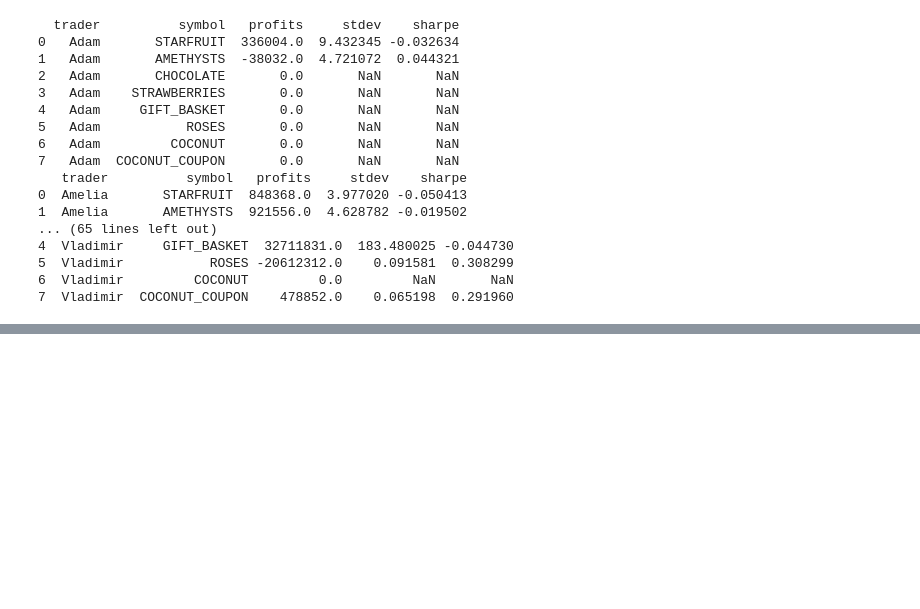
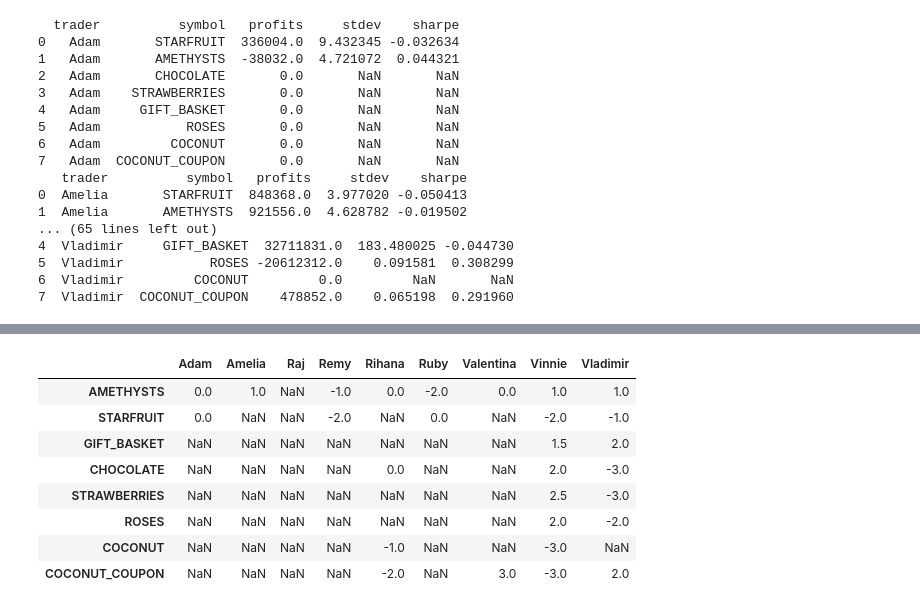
Before and after one commit to ocoropuj/IMC_Prosperity_Huskies, a Jupyter notebook: Round 5/data_analysis_5.ipynb, the cells around one changed output, grey strips where cells are left out. Cells and saved outputs as stored; diff of their text form; code cells hidden in the pictures; blank space fills up the shorter version.

Commit message:
table created

```diff
--- a/Round 5/data_analysis_5.ipynb
+++ b/Round 5/data_analysis_5.ipynb
@@ -268,0 +335,32 @@ if True:
+# %%
+# Define traders and assets in the specified order
+traders = ['Adam', 'Amelia', 'Raj', 'Remy', 'Rhianna', 'Ruby', 'Valentina', 'Vinnie', 'Vladimir']
+assets = ['AMETHYSTS', 'STARFRUIT', 'GIFT_BASKET', 'CHOCOLATE', 'STRAWBERRIES', 'ROSES', 'COCONUT', 'COCONUT_COUPON']
+
+# Define the data
+data = {
+    'Adam': [0, 0, np.nan, np.nan, np.nan, np.nan, np.nan, np.nan],
+    'Amelia': [1, None, np.nan, np.nan, np.nan, np.nan, np.nan, np.nan],
+    'Raj': [np.nan, np.nan, np.nan, np.nan, np.nan, np.nan, None, np.nan],
+    'Remy': [-1, -2, None, None, None, None, np.nan, np.nan],
+    'Rihana': [0, None, None, 0, np.nan, np.nan, -1, -2],
+    'Ruby': [-2, 0, None, np.nan, np.nan, np.nan, np.nan, None],
+    'Valentina': [0, None, np.nan, np.nan, np.nan, np.nan, np.nan, 3],
+    'Vinnie': [1, -2, 1.5, 2, 2.5, 2, -3, -3],
+    'Vladimir': [1, -1, 2, -3, -3, -2, np.nan, 2]
+}
+
+# Create the DataFrame
+df = pd.DataFrame(data, index=assets)
+# %%
+df
+# %% [output]
+|  | Adam | Amelia | Raj | Remy | Rihana | Ruby | Valentina | Vinnie | Vladimir |
+| AMETHYSTS | 0.0 | 1.0 | NaN | -1.0 | 0.0 | -2.0 | 0.0 | 1.0 | 1.0 |
+| STARFRUIT | 0.0 | NaN | NaN | -2.0 | NaN | 0.0 | NaN | -2.0 | -1.0 |
+| GIFT_BASKET | NaN | NaN | NaN | NaN | NaN | NaN | NaN | 1.5 | 2.0 |
+| CHOCOLATE | NaN | NaN | NaN | NaN | 0.0 | NaN | NaN | 2.0 | -3.0 |
+| STRAWBERRIES | NaN | NaN | NaN | NaN | NaN | NaN | NaN | 2.5 | -3.0 |
+| ROSES | NaN | NaN | NaN | NaN | NaN | NaN | NaN | 2.0 | -2.0 |
+| COCONUT | NaN | NaN | NaN | NaN | -1.0 | NaN | NaN | -3.0 | NaN |
+| COCONUT_COUPON | NaN | NaN | NaN | NaN | -2.0 | NaN | 3.0 | -3.0 | 2.0 |
```
Also changed, not shown: parts of 4 cells of this notebook, 1 other file.
